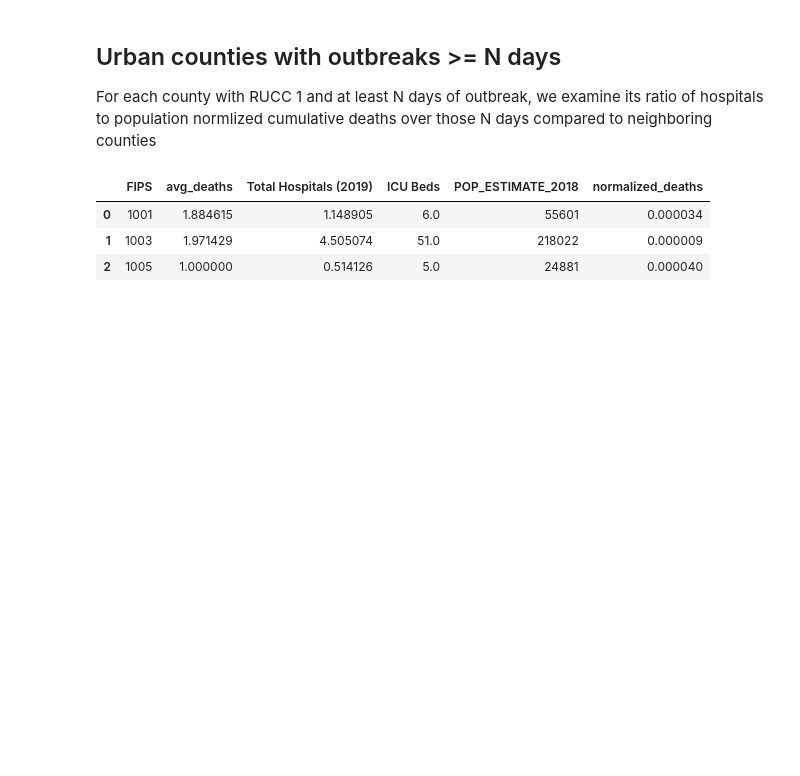
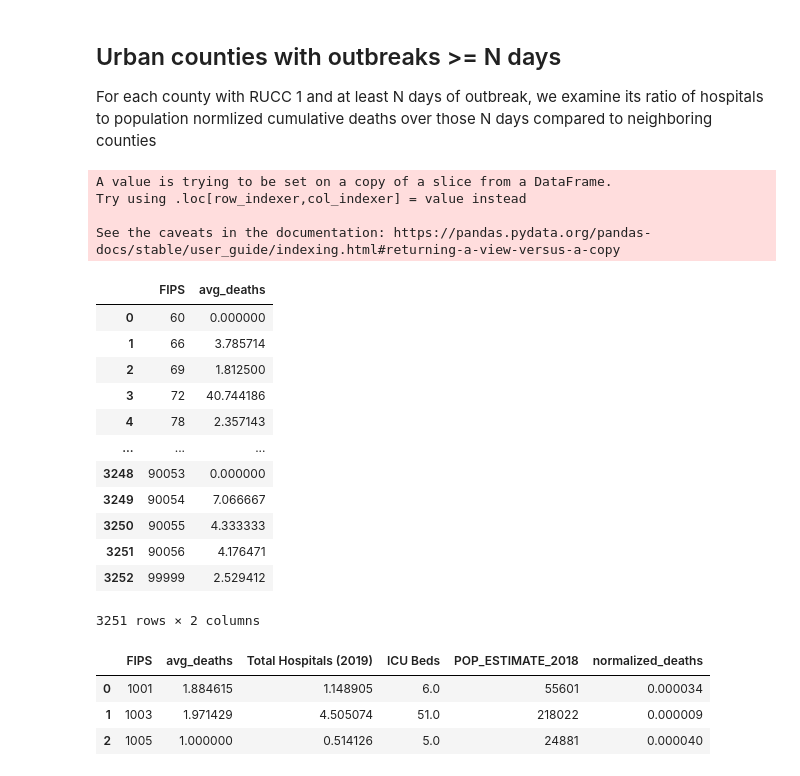
Before and after one commit to jhu-covid-optimization/covid-drivers, a Jupyter notebook: notebooks/11-rp-hospitals_and_county_adjacency.ipynb, the cells around one changed output. Drawn from its saved outputs; the diff is of its cells as text; code cells hidden in the pictures; blank space fills up the shorter version.

```diff
--- a/notebooks/11-rp-hospitals_and_county_adjacency.ipynb
+++ b/notebooks/11-rp-hospitals_and_county_adjacency.ipynb
@@ -58,10 +58,32 @@ N_DAYS = 14
 death_dates = get_date_columns(mobility_ts, return_dtimes=False)
 # %%
 total_deaths = deaths[['FIPS'] + death_dates]
-total_deaths['avg_deaths'] = total_deaths.apply(lambda x: sum(x[death_dates]) / max(sum(x[death_dates] > 0), 1), axis=1)
+total_deaths['cumulative_deaths'] = total_deaths[death_dates[-1]]
+total_deaths['avg_deaths'] = total_deaths.apply(lambda x: x['cumulative_deaths'] / max(sum(x[death_dates] > 0), 1), axis=1)
 total_deaths = total_deaths.dropna(axis=0, subset=['FIPS'])
 total_deaths['FIPS'] = total_deaths['FIPS'].astype(int)
 total_deaths = total_deaths.drop(columns=death_dates)
+# %% [output]
+A value is trying to be set on a copy of a slice from a DataFrame.
+Try using .loc[row_indexer,col_indexer] = value instead
+
+See the caveats in the documentation: https://pandas.pydata.org/pandas-docs/stable/user_guide/indexing.html#returning-a-view-versus-a-copy
+# %%
+total_deaths
+# %% [output]
+|  | FIPS | avg_deaths |
+| 0 | 60 | 0.000000 |
+| 1 | 66 | 3.785714 |
+| 2 | 69 | 1.812500 |
+| 3 | 72 | 40.744186 |
+| 4 | 78 | 2.357143 |
+| ... | ... | ... |
+| 3248 | 90053 | 0.000000 |
+| 3249 | 90054 | 7.066667 |
+| 3250 | 90055 | 4.333333 |
+| 3251 | 90056 | 4.176471 |
+| 3252 | 99999 | 2.529412 |
+3251 rows × 2 columns
 # %%
 total_deaths = pd.merge(total_deaths, counties[['FIPS','Total Hospitals (2019)', 'ICU Beds', 'POP_ESTIMATE_2018']], on='FIPS')
 # %%
```
Also changed, not shown: parts of 1 cell of this notebook, 9 other files.
